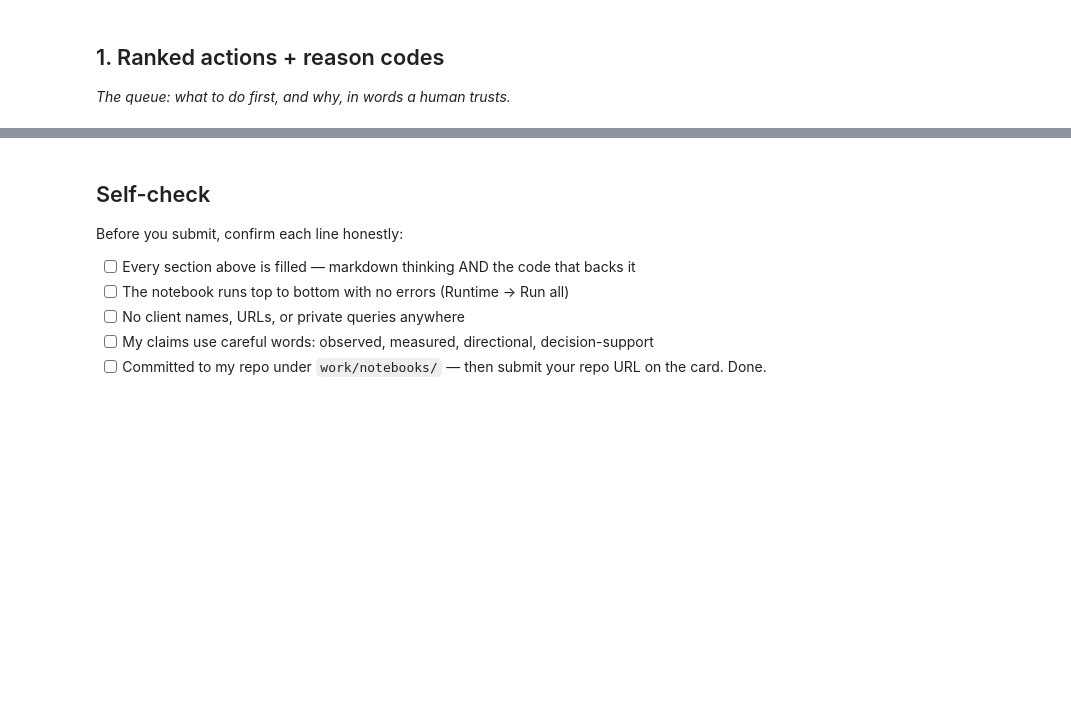
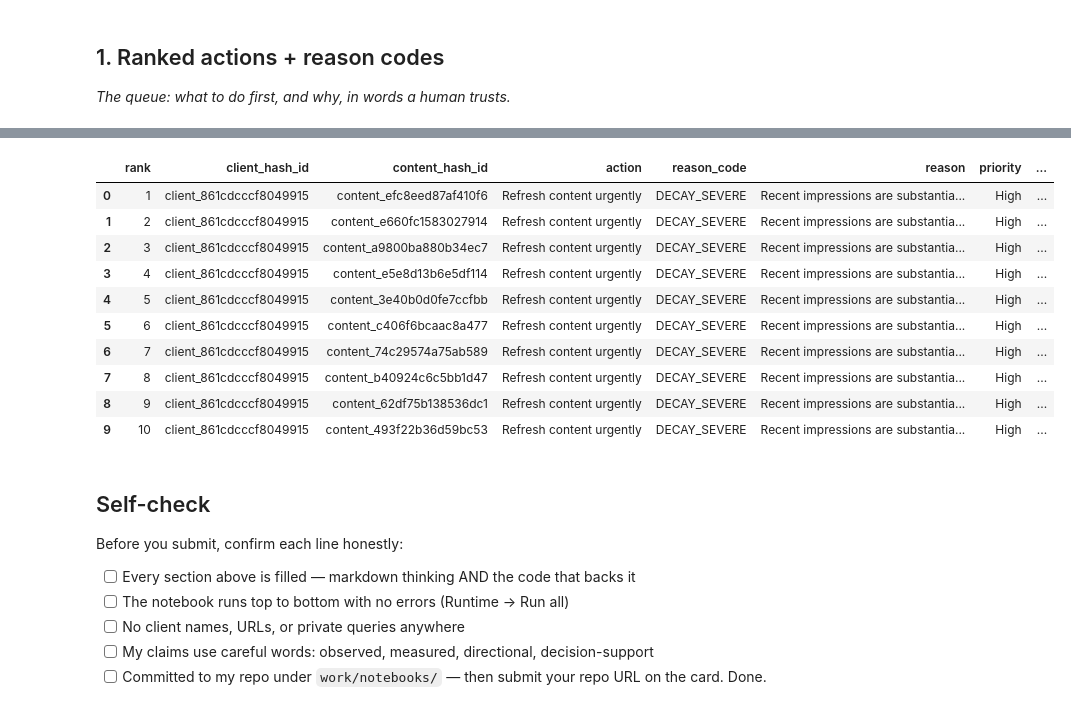
Before and after one commit to abdulwahab-git/week-01-Assignment, a Jupyter notebook: work/notebooks/w07_action_playbook.ipynb, the cells around one changed output, grey strips where cells are left out. Saved outputs shown, nothing was run; the diff lists cells and outputs as text; code cells hidden in the pictures; blank space fills up the shorter version.

```diff
--- a/work/notebooks/w07_action_playbook.ipynb
+++ b/work/notebooks/w07_action_playbook.ipynb
@@ -43,0 +530,81 @@ This skeleton is yours to fill. Work the sections **in order** — each one has
+# %%
+# Create the outputs directory relative to this notebook.
+# From work/notebooks/, ../outputs = work/outputs/
+
+output_folder = "../outputs"
+
+if not os.path.exists(output_folder):
+    os.makedirs(output_folder)
+
+# ------------------------------------------------------------
+# Prepare clean research/business export
+# ------------------------------------------------------------
+
+export_columns = [
+    "rank",
+    "client_hash_id",
+    "content_hash_id",
+    "action",
+    "reason_code",
+    "reason",
+    "priority",
+    "impressions_last_90d",
+    "impressions_prior",
+    "performance_ratio",
+    "performance_change_pct",
+    "active_days_count"
+]
+
+# Check that all required columns exist before exporting.
+missing_export_columns = [
+    col for col in export_columns
+    if col not in ranked_queue.columns
+]
+
+if missing_export_columns:
+    raise RuntimeError(
+        f"Cannot create export. Missing columns: "
+        f"{missing_export_columns}. "
+        "Please run Sections 1–4 in order."
+    )
+
+clean_export_df = ranked_queue[export_columns].copy()
+
+# ------------------------------------------------------------
+# Write final action playbook CSV
+# ------------------------------------------------------------
+
+final_csv_destination = (
+    f"{output_folder}/action_playbook.csv"
+)
+
+clean_export_df.to_csv(
+    final_csv_destination,
+    index=False
+)
+
+print(
+    f"Successfully exported "
+    f"{len(clean_export_df):,} prioritized rows to:"
+)
+
+print(final_csv_destination)
+
+# ------------------------------------------------------------
+# Verify the exported file
+# ------------------------------------------------------------
+
+assert os.path.exists(final_csv_destination), \
+    "Export verification failed: CSV file was not created."
+
+exported_check = pd.read_csv(final_csv_destination)
+
+assert len(exported_check) == len(clean_export_df), \
+    "Export verification failed: row count mismatch."
+
+print("\nExport file exists.")
+print("Export row count verified.")
+print(f"Export columns: {len(exported_check.columns)}")
+print("\nPreview:")
+display(exported_check.head(10))
+# %% [output]
@@ -44,3 +619,14 @@ This skeleton is yours to fill. Work the sections **in order** — each one has
+|  | rank | client_hash_id | content_hash_id | action | reason_code | reason | priority | ... |
+| 0 | 1 | client_861cdcccf8049915 | content_efc8eed87af410f6 | Refresh content urgently | DECAY_SEVERE | Recent impressions are substantia... | High | ... |
+| 1 | 2 | client_861cdcccf8049915 | content_e660fc1583027914 | Refresh content urgently | DECAY_SEVERE | Recent impressions are substantia... | High | ... |
+| 2 | 3 | client_861cdcccf8049915 | content_a9800ba880b34ec7 | Refresh content urgently | DECAY_SEVERE | Recent impressions are substantia... | High | ... |
+| 3 | 4 | client_861cdcccf8049915 | content_e5e8d13b6e5df114 | Refresh content urgently | DECAY_SEVERE | Recent impressions are substantia... | High | ... |
+| 4 | 5 | client_861cdcccf8049915 | content_3e40b0d0fe7ccfbb | Refresh content urgently | DECAY_SEVERE | Recent impressions are substantia... | High | ... |
+| 5 | 6 | client_861cdcccf8049915 | content_c406f6bcaac8a477 | Refresh content urgently | DECAY_SEVERE | Recent impressions are substantia... | High | ... |
+| 6 | 7 | client_861cdcccf8049915 | content_74c29574a75ab589 | Refresh content urgently | DECAY_SEVERE | Recent impressions are substantia... | High | ... |
+| 7 | 8 | client_861cdcccf8049915 | content_b40924c6c5bb1d47 | Refresh content urgently | DECAY_SEVERE | Recent impressions are substantia... | High | ... |
+| 8 | 9 | client_861cdcccf8049915 | content_62df75b138536dc1 | Refresh content urgently | DECAY_SEVERE | Recent impressions are substantia... | High | ... |
+| 9 | 10 | client_861cdcccf8049915 | content_493f22b36d59bc53 | Refresh content urgently | DECAY_SEVERE | Recent impressions are substantia... | High | ... |
 # %% [markdown]
 ## Self-check
 
```
Also changed, not shown: parts of 21 cells of this notebook.
